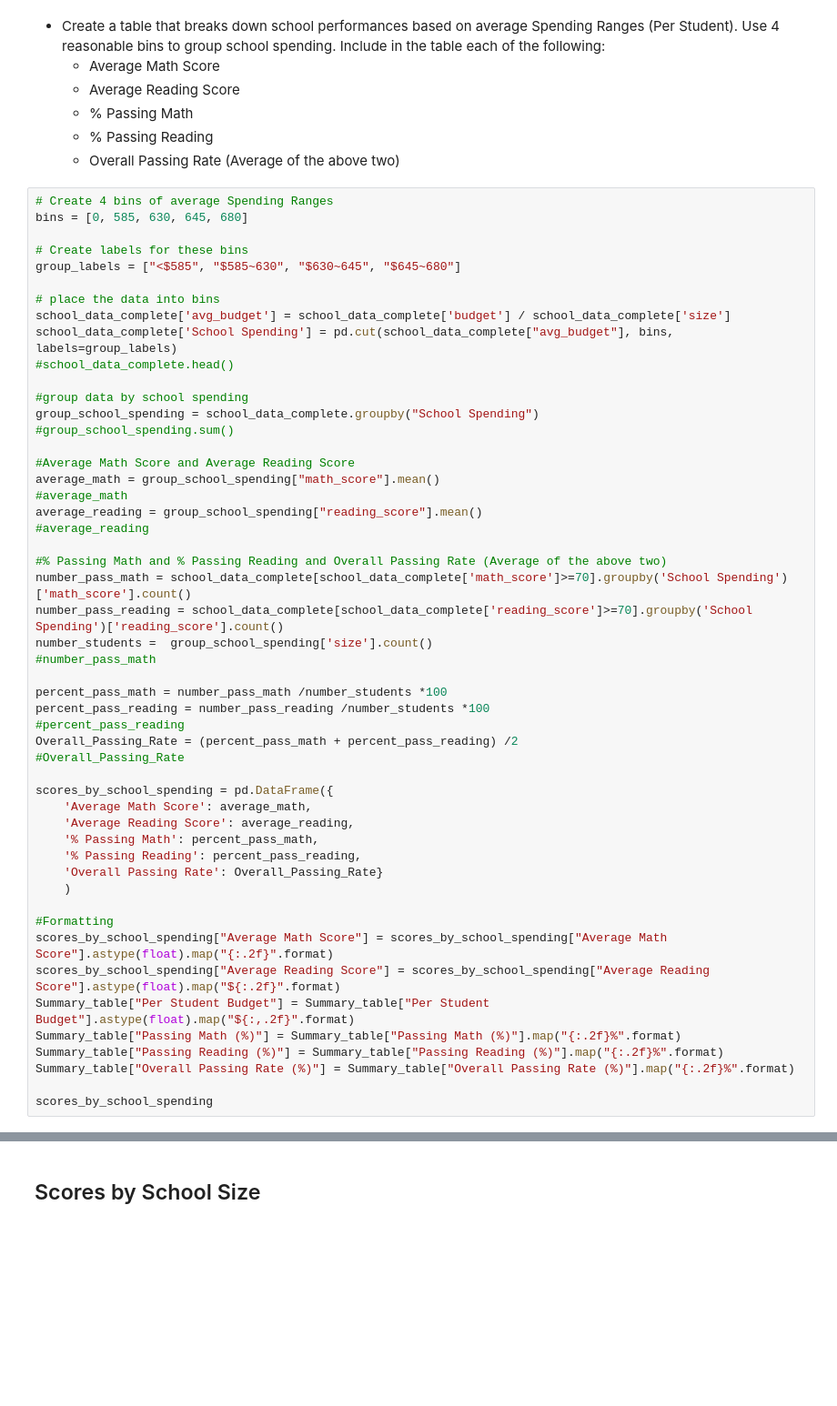
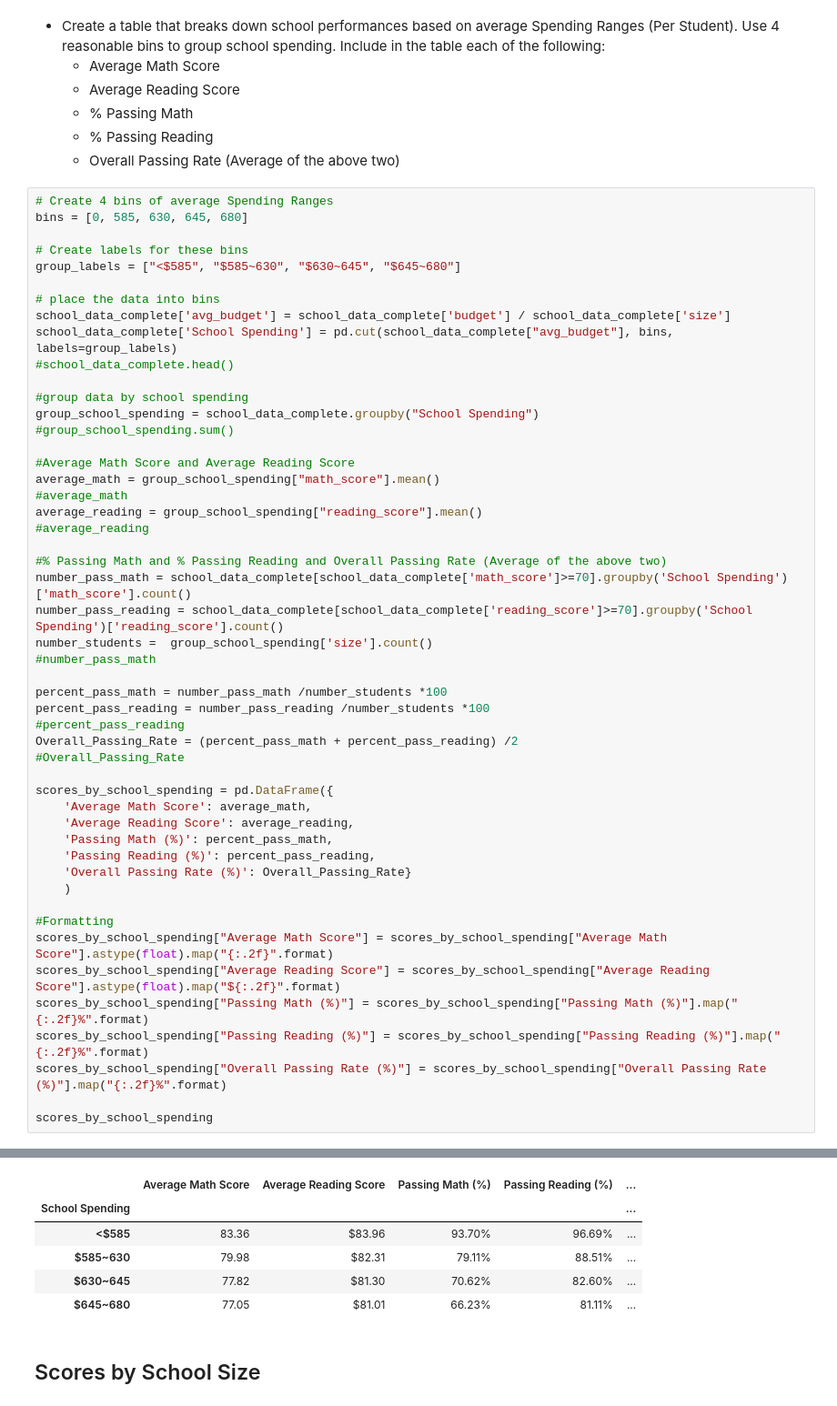
Before and after one commit to TinaKuo77/Pandas-Challenge, a Jupyter notebook: PyCitySchools/PyCitySchools_Summary.ipynb, the cells around one changed output, grey strips where cells are left out. Shown at 91% size. Drawn from its saved outputs; the diff is of its cells as text; blank space fills up the shorter version.

Commit message:
PyCitySchools

```diff
--- a/PyCitySchools/PyCitySchools_Summary.ipynb
+++ b/PyCitySchools/PyCitySchools_Summary.ipynb
@@ -408,18 +408,17 @@ Overall_Passing_Rate = (percent_pass_math + percent_pass_reading) /2
 scores_by_school_spending = pd.DataFrame({
     'Average Math Score': average_math,
     'Average Reading Score': average_reading,
-    '% Passing Math': percent_pass_math,
-    '% Passing Reading': percent_pass_reading,
-    'Overall Passing Rate': Overall_Passing_Rate}
+    'Passing Math (%)': percent_pass_math,
+    'Passing Reading (%)': percent_pass_reading,
+    'Overall Passing Rate (%)': Overall_Passing_Rate}
     )
 
 #Formatting
 scores_by_school_spending["Average Math Score"] = scores_by_school_spending["Average Math Score"].astype(float).map("{:.2f}".format)
 scores_by_school_spending["Average Reading Score"] = scores_by_school_spending["Average Reading Score"].astype(float).map("${:.2f}".format)
-Summary_table["Per Student Budget"] = Summary_table["Per Student Budget"].astype(float).map("${:,.2f}".format)
-Summary_table["Passing Math (%)"] = Summary_table["Passing Math (%)"].map("{:.2f}%".format)
-Summary_table["Passing Reading (%)"] = Summary_table["Passing Reading (%)"].map("{:.2f}%".format)
-Summary_table["Overall Passing Rate (%)"] = Summary_table["Overall Passing Rate (%)"].map("{:.2f}%".format)
+scores_by_school_spending["Passing Math (%)"] = scores_by_school_spending["Passing Math (%)"].map("{:.2f}%".format)
+scores_by_school_spending["Passing Reading (%)"] = scores_by_school_spending["Passing Reading (%)"].map("{:.2f}%".format)
+scores_by_school_spending["Overall Passing Rate (%)"] = scores_by_school_spending["Overall Passing Rate (%)"].map("{:.2f}%".format)
 
 scores_by_school_spending
 # %% [output]
@@ -427,3 +425,9 @@ AttributeError: 'Series' object has no attribute 'applymap'
+|  | Average Math Score | Average Reading Score | Passing Math (%) | Passing Reading (%) | ... |
+| School Spending |  |  |  |  | ... |
+| <$585 | 83.36 | $83.96 | 93.70% | 96.69% | ... |
+| $585~630 | 79.98 | $82.31 | 79.11% | 88.51% | ... |
+| $630~645 | 77.82 | $81.30 | 70.62% | 82.60% | ... |
+| $645~680 | 77.05 | $81.01 | 66.23% | 81.11% | ... |
 # %% [markdown]
 ## Scores by School Size
 # %% [markdown]
```
Also changed, not shown: parts of 3 cells of this notebook.
